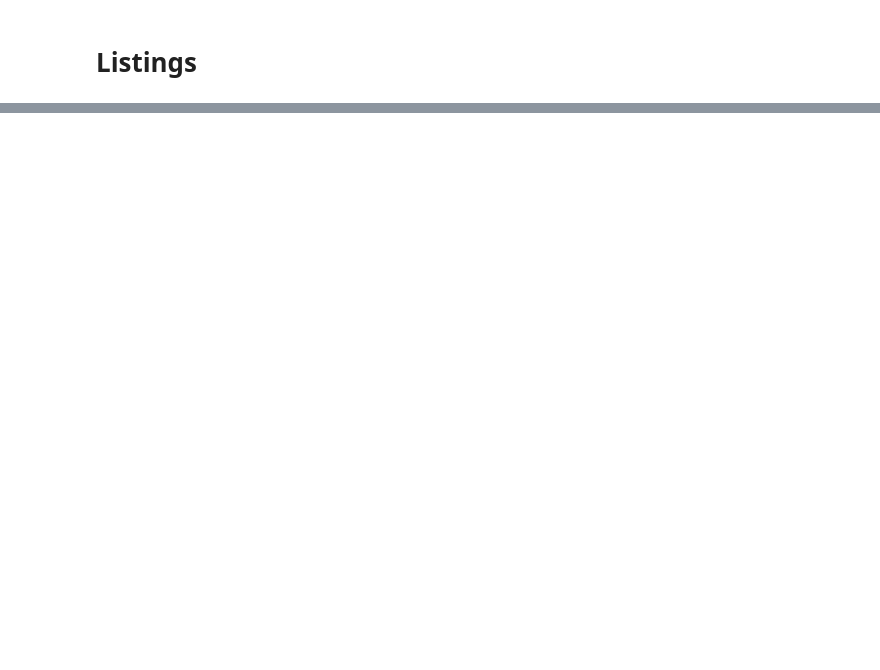
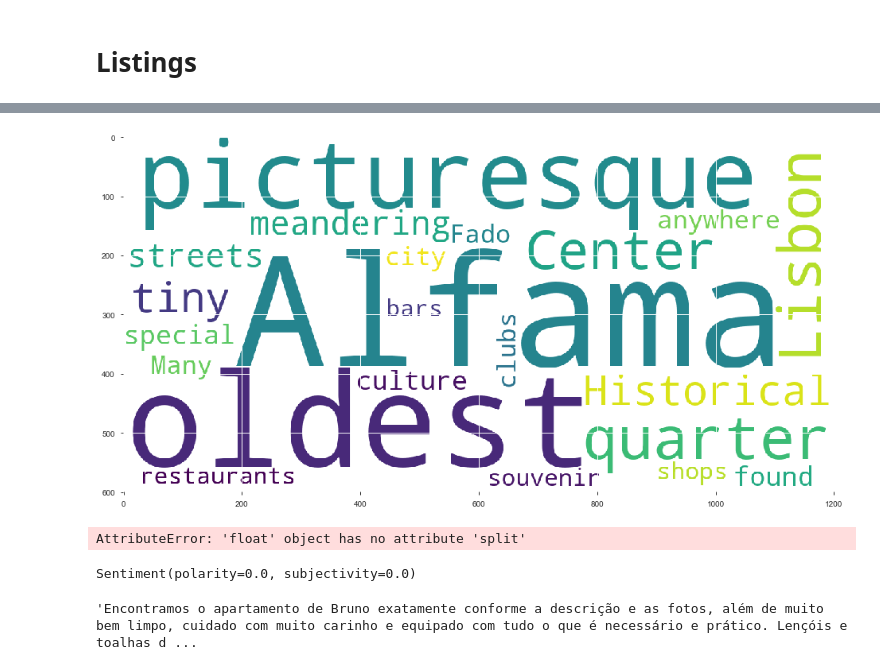
Before and after one commit to nonoumasy/Airbnb-Lisbon-Analysis, a Jupyter notebook: Lisbon Airbnb Data Analysis.ipynb, the cells around one changed output, grey strips where cells are left out. Drawn from its saved outputs; the diff is of its cells as text; code cells hidden in the pictures; blank space fills up the shorter version.

```diff
--- a/Lisbon Airbnb Data Analysis.ipynb
+++ b/Lisbon Airbnb Data Analysis.ipynb
@@ -156,0 +259,34 @@ df.head()
+# %%
+wc = WordCloud(width=1200, height=600, background_color='white', colormap='viridis').generate(df.neighborhood_overview[1])
+plt.figure(figsize=(16,9))
+plt.imshow(wc)
+plt.show()
+# %% [output]
+[figure, added]
+# %%
+# Function that returns number of words in a string
+def count_words(string):
+    # Split the string into words
+    words = string.split()
+
+    # Return the number of words
+    return len(words)
+
+# Create a new feature word_count
+df['word_count'] = df['neighborhood_overview'].apply(count_words)
+
+# Print the average word count of the talks
+print(df['word_count'].sum())
+print(df['word_count'].mean())
+# %% [output]
+AttributeError: 'float' object has no attribute 'split'
+# %%
+from textblob import TextBlob
+
+TextBlob(df.comments[1]).sentiment
+# %% [output]
+Sentiment(polarity=0.0, subjectivity=0.0)
+# %%
+df.comments[1]
+# %% [output]
+'Encontramos o apartamento de Bruno exatamente conforme a descrição e as fotos, além de muito bem limpo, cuidado com muito carinho e equipado com tudo o que é necessário e prático. Lençóis e toalhas d ...
```
Also changed, not shown: parts of 29 cells of this notebook.
